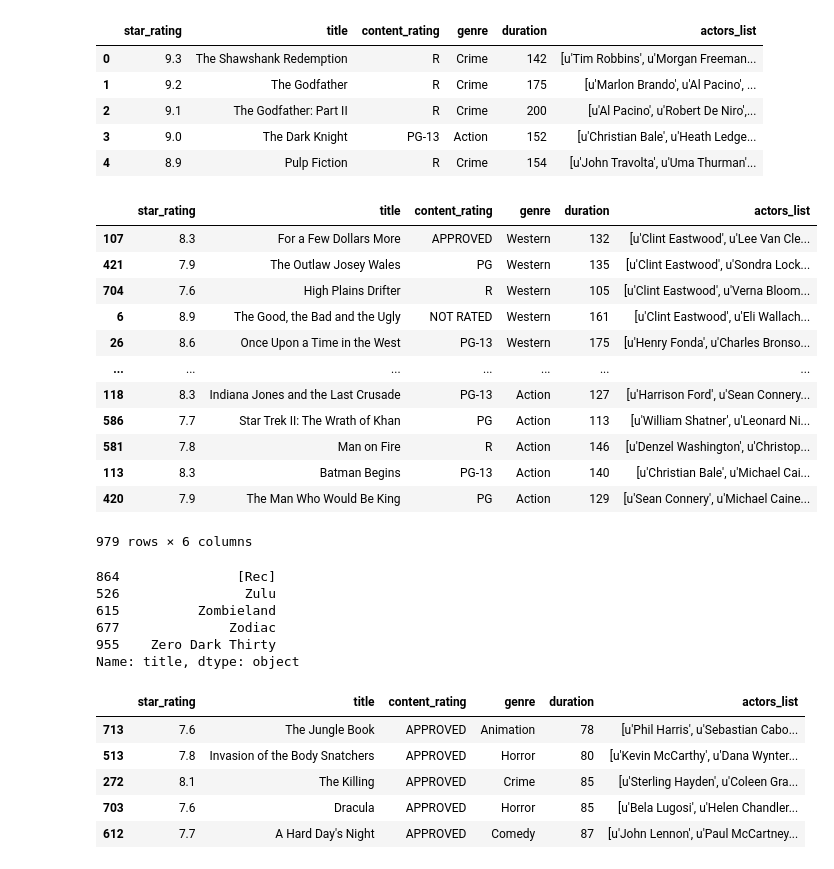
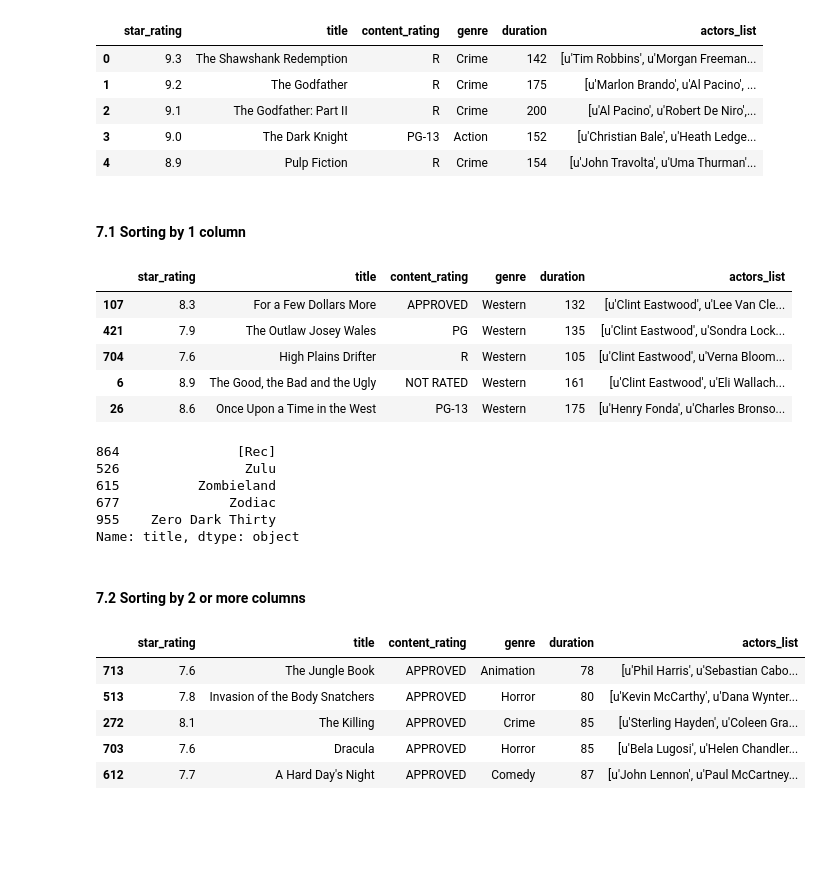
Before and after one commit to adiag321/Machine-Learning-Algorithms, a Jupyter notebook: 3 - Data Manipulation using Pandas/0_Data Analysis with Pandas CheatSheet.ipynb, the cells around one changed output. Cells and saved outputs as stored; diff of their text form; code cells hidden in the pictures; blank space fills up the shorter version.

```diff
--- a/3 - Data Manipulation using Pandas/0_Data Analysis with Pandas CheatSheet.ipynb
+++ b/3 - Data Manipulation using Pandas/0_Data Analysis with Pandas CheatSheet.ipynb
@@ -276,22 +274,17 @@ movies.head()
 | 2 | 9.1 | The Godfather: Part II | R | Crime | 200 | [u'Al Pacino', u'Robert De Niro',... |
 | 3 | 9.0 | The Dark Knight | PG-13 | Action | 152 | [u'Christian Bale', u'Heath Ledge... |
 | 4 | 8.9 | Pulp Fiction | R | Crime | 154 | [u'John Travolta', u'Uma Thurman'... |
+# %% [markdown]
+#### 7.1 Sorting by 1 column
 # %%
-movies.sort_values(by='genre', ascending= False)
+movies.sort_values(by='genre', ascending= False).head(5)
 # %% [output]
 |  | star_rating | title | content_rating | genre | duration | actors_list |
 | 107 | 8.3 | For a Few Dollars More | APPROVED | Western | 132 | [u'Clint Eastwood', u'Lee Van Cle... |
 | 421 | 7.9 | The Outlaw Josey Wales | PG | Western | 135 | [u'Clint Eastwood', u'Sondra Lock... |
 | 704 | 7.6 | High Plains Drifter | R | Western | 105 | [u'Clint Eastwood', u'Verna Bloom... |
 | 6 | 8.9 | The Good, the Bad and the Ugly | NOT RATED | Western | 161 | [u'Clint Eastwood', u'Eli Wallach... |
 | 26 | 8.6 | Once Upon a Time in the West | PG-13 | Western | 175 | [u'Henry Fonda', u'Charles Bronso... |
-| ... | ... | ... | ... | ... | ... | ... |
-| 118 | 8.3 | Indiana Jones and the Last Crusade | PG-13 | Action | 127 | [u'Harrison Ford', u'Sean Connery... |
-| 586 | 7.7 | Star Trek II: The Wrath of Khan | PG | Action | 113 | [u'William Shatner', u'Leonard Ni... |
-| 581 | 7.8 | Man on Fire | R | Action | 146 | [u'Denzel Washington', u'Christop... |
-| 113 | 8.3 | Batman Begins | PG-13 | Action | 140 | [u'Christian Bale', u'Michael Cai... |
-| 420 | 7.9 | The Man Who Would Be King | PG | Action | 129 | [u'Sean Connery', u'Michael Caine... |
-979 rows × 6 columns
 # %%
 # sort in descending order instead
 movies.title.sort_values(ascending=False).head()
@@ -302,6 +295,8 @@ movies.title.sort_values(ascending=False).head()
 677              Zodiac
 955    Zero Dark Thirty
 Name: title, dtype: object
+# %% [markdown]
+#### 7.2 Sorting by 2 or more columns
 # %%
 # sort the DataFrame first by 'content_rating', then by 'duration'
 movies.sort_values(['content_rating', 'duration']).head()
```
Also changed, not shown: parts of 192 cells of this notebook, 4 other files.
